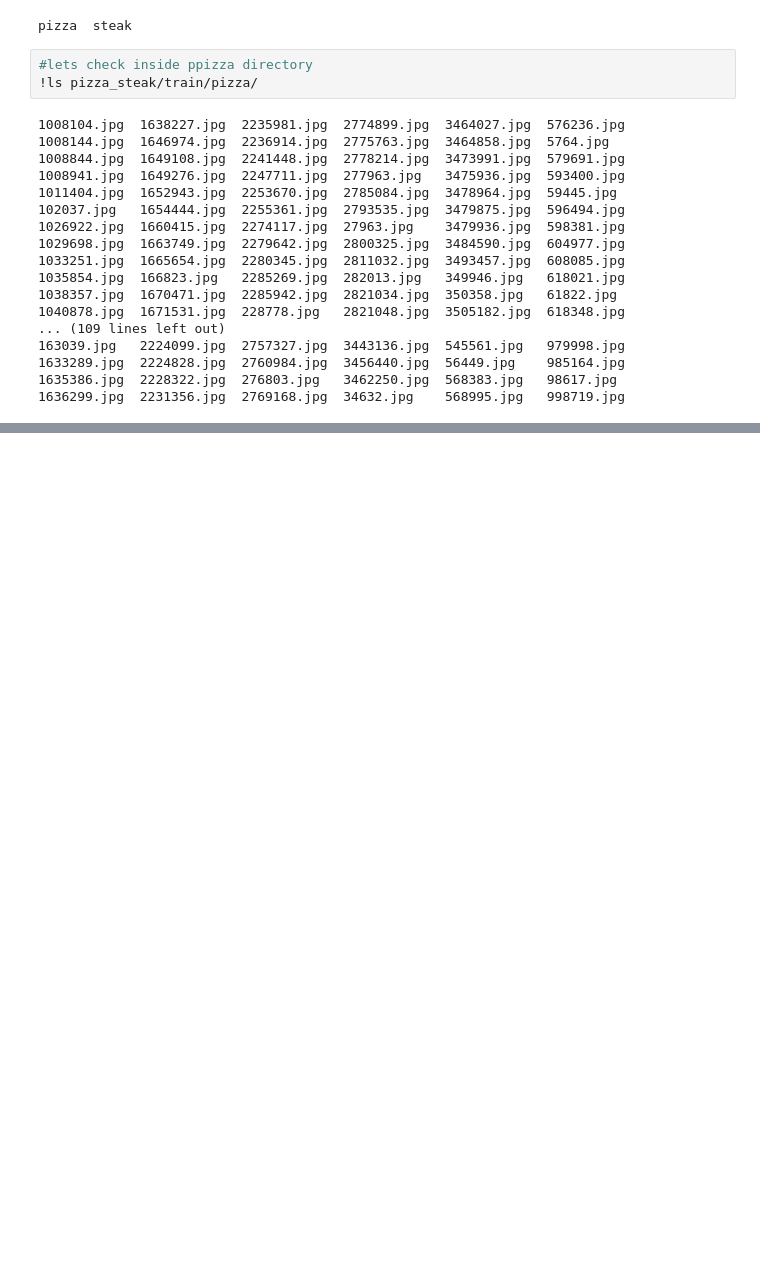
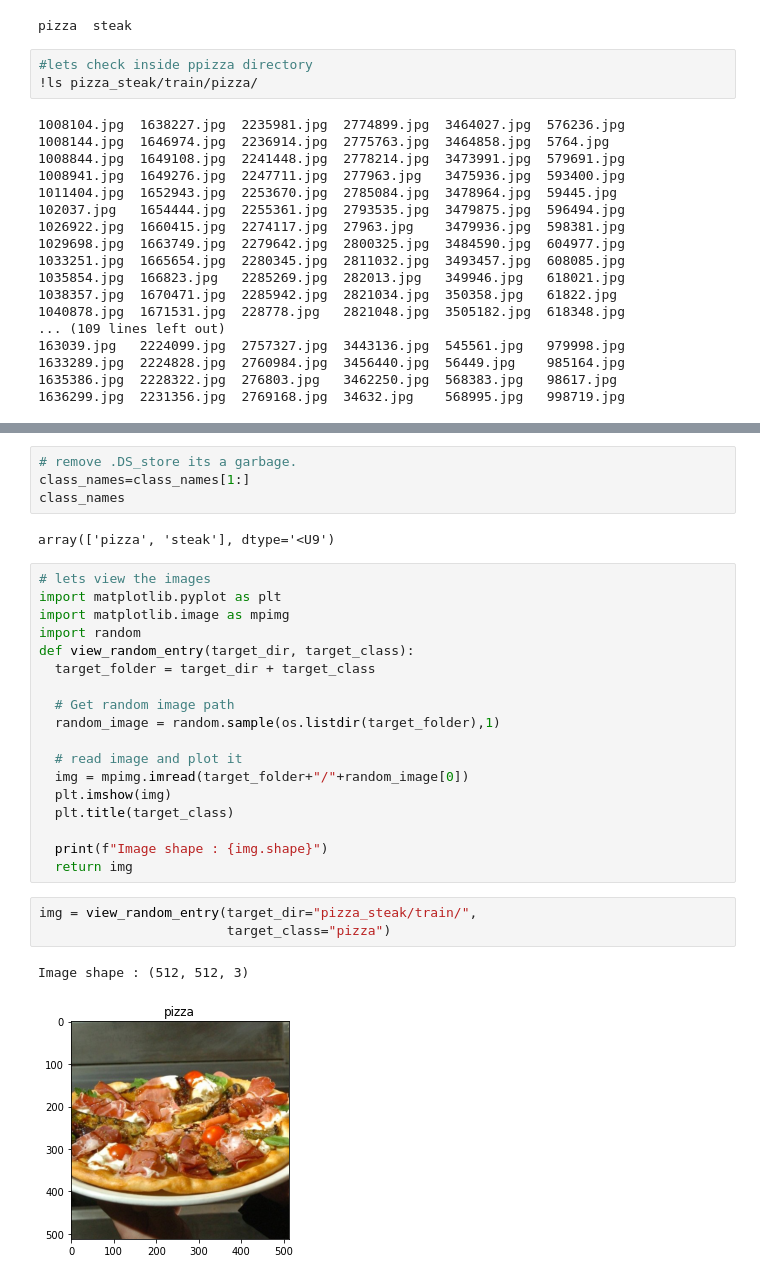
Before and after one commit to hrushikute/DataAnalytics, a Jupyter notebook: 03_image_classification_using_CNN_tensorflow.ipynb, the cells around one changed output, grey strips where cells are left out. Cells and saved outputs as stored; diff of their text form; blank space fills up the shorter version.

```diff
--- a/03_image_classification_using_CNN_tensorflow.ipynb
+++ b/03_image_classification_using_CNN_tensorflow.ipynb
@@ -47,0 +72,30 @@ pizza  steak
+# %%
+# remove .DS_store its a garbage.
+class_names=class_names[1:]
+class_names
+# %% [output]
+array(['pizza', 'steak'], dtype='<U9')
+# %%
+# lets view the images
+import matplotlib.pyplot as plt
+import matplotlib.image as mpimg
+import random
+def view_random_entry(target_dir, target_class):
+  target_folder = target_dir + target_class
+
+  # Get random image path
+  random_image = random.sample(os.listdir(target_folder),1)
+
+  # read image and plot it
+  img = mpimg.imread(target_folder+"/"+random_image[0])
+  plt.imshow(img)
+  plt.title(target_class)
+
+  print(f"Image shape : {img.shape}")
+  return img
+# %%
+img = view_random_entry(target_dir="pizza_steak/train/",
+                        target_class="pizza")
+# %% [output]
+Image shape : (512, 512, 3)
+[figure, added]
```
Also changed, not shown: parts of 5 cells of this notebook.
